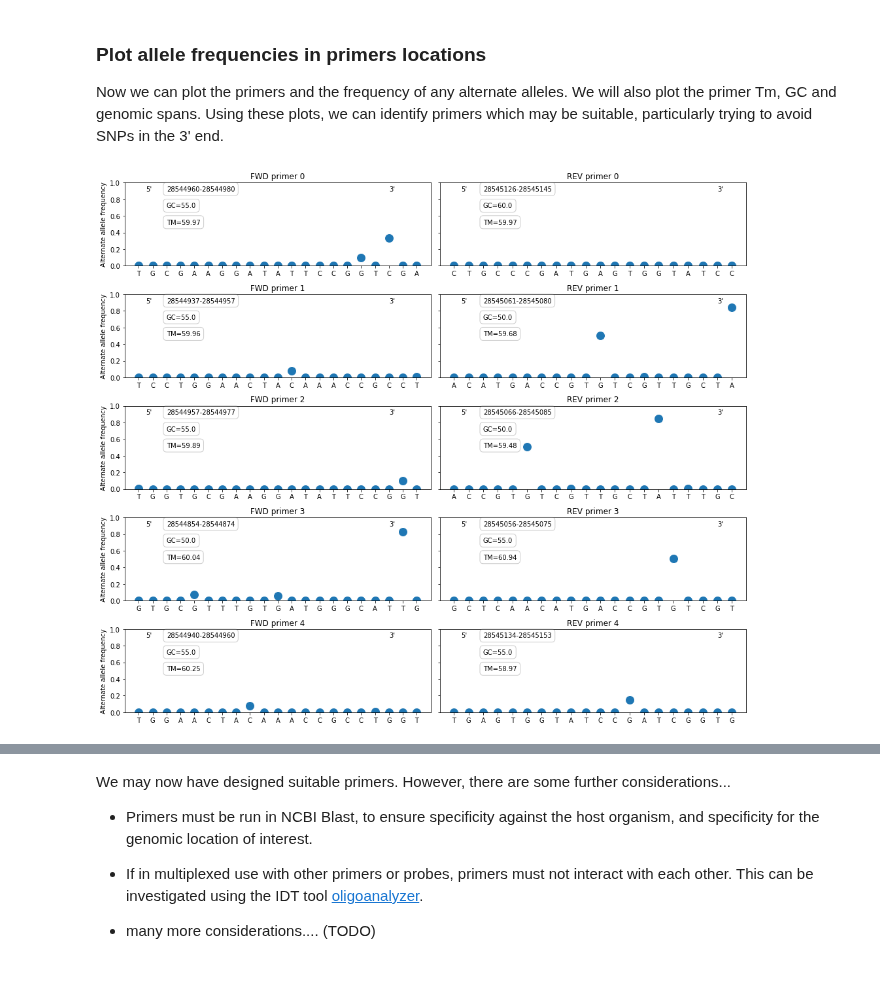
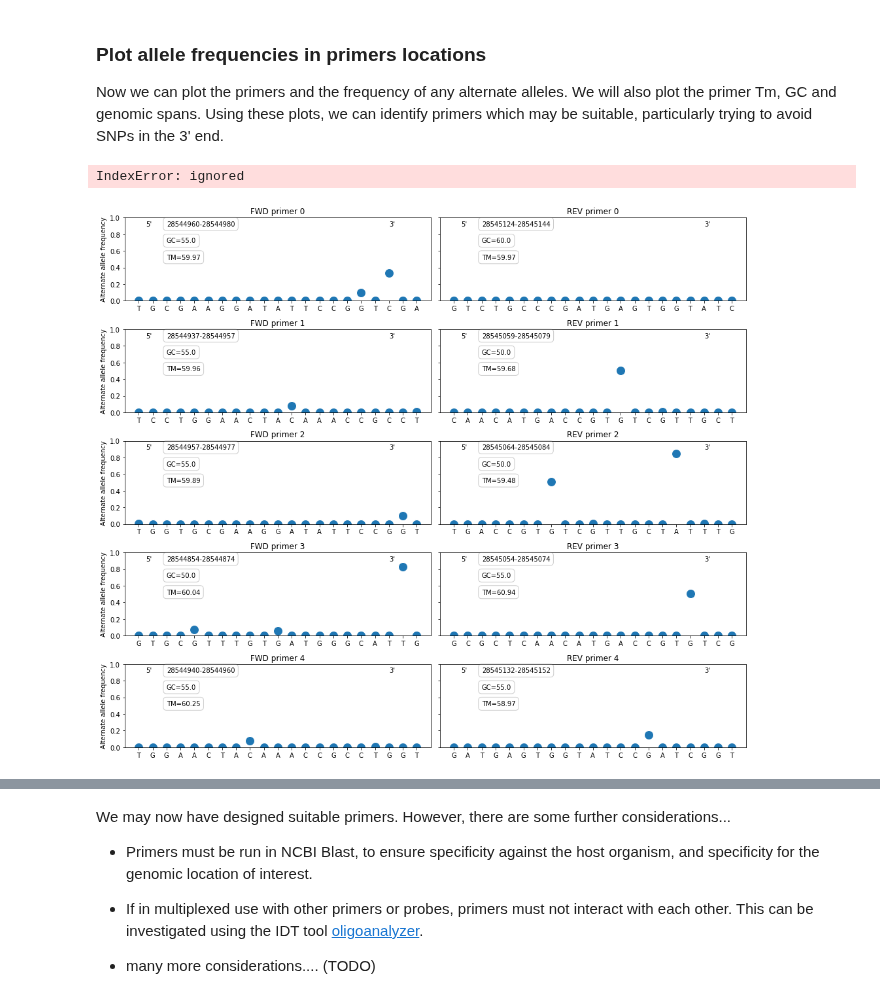
Before and after one commit to sanjaynagi/AnoPrimer, a Jupyter notebook: Primer-Design-in-Anopheles-gambiae.ipynb, the cells around one changed output, grey strips where cells are left out. Drawn from its saved outputs; the diff is of its cells as text; code cells hidden in the pictures.

```diff
--- a/Primer-Design-in-Anopheles-gambiae.ipynb
+++ b/Primer-Design-in-Anopheles-gambiae.ipynb
@@ -38,11 +38,11 @@ Any suggestions for how we can improve this notebook are more than welcome.
 #### **Primer Design**
 Set up our primer choices.
 # %%
-name = 'Example_primer'      # Name for primer set
-contig = '2L'                # Contig out of 2L, 2R, 3L, 3R and X
-target_snp = 28_545_000       # This should be the position in base pairs of where you want the primers to target
-amplicon_size_range = [[125,225]] # How large do we want the amplicon to be? here, e.g 125-225bp
-n_primer_pairs = 10
+name = 'Example_primer'               # Name for primer set
+contig = '2L'                         # Contig out of 2L, 2R, 3L, 3R and X
+target_snp = 28_545_000               # This should be the position in base pairs of where you want the primers to target. underscores mean nothing and are just helpful for reading large numbers.
+amplicon_size_range = [[125,225]]     # How large do we want the amplicon to be? here, e.g 125-225bp
+n_primer_pairs = 20                   # How many primer pairs to request
 # %% [markdown]
 Load sequence data for chromosomal arm of choice
 # %%
@@ -148,8 +148,9 @@ PRIMER_PAIR_NUM_RETURNED  :  5
 # %%
 # Create a column which is primer pair #, and a column for primer parameter which does not contain primer pair #
 primer_df = primer_df.iloc[7:, :].copy()
-primer_df['primer_pair'] = primer_df['parameter'].str.extract("([0-9])")
-primer_df['parameter'] = primer_df['parameter'].str.replace("(_[0-9])", "", regex=True)
+primer_df['primer_pair'] = primer_df['parameter'].str.extract("([0-9][0-9]|[0-9])")
+primer_df['parameter'] = primer_df['parameter'].str.replace("(_[0-9][0-9]|_[0-9])", "", regex=True)
+
 
 # Put the different primer pairs in different columns
 primer_df = primer_df.pivot(index='parameter', columns='primer_pair', values='value')
@@ -160,6 +161,6 @@ required_info = ['SEQUENCE', 'TM', 'GC_PERCENT']
 required_info = [p + "_" + y for y in required_info for p in primer_span] + primer_span + ['PRIMER_PAIR_PRODUCT_SIZE']
 
 # Subset data frame
-primer_df = primer_df.loc[required_info, :]
+primer_df = primer_df.loc[required_info, np.arange(primer_df.shape[1]).astype(str)]
 primer_df
 # %% [output]
@@ -250,7 +252,7 @@ def get_primer_alt_frequencies(pair, sample_set):
   primer_size_rev = primer_df.loc['PRIMER_RIGHT', f'{pair}'][1]
 
   primer_range_fwd = [gdna_pos[primer_loc_fwd], gdna_pos[primer_loc_fwd]+primer_size_fwd]
-  primer_range_rev = [gdna_pos[primer_loc_rev]-(primer_size_rev-1), gdna_pos[primer_loc_rev]]
+  primer_range_rev = [gdna_pos[primer_loc_rev-1]-(primer_size_rev), gdna_pos[primer_loc_rev-1]]
 
   fwd_df = span_to_freq(primer_range_fwd, sample_set)
   rev_df = span_to_freq(primer_range_rev, sample_set)
@@ -292,17 +294,18 @@ Now we can plot the primers and the frequency of any alternate alleles. We will
 # %%
 di_f = {}
 di_r = {}
 # Loop through each primer pair and get the frequencies of alternate alleles, storing in dict
-for i in range(5):
+for i in range(n_primer_pairs):
   di_f[i], di_r[i] = get_primer_alt_frequencies(i, sample_set)
 
 # Plot data
 fig, ax = plt.subplots(5,2, figsize=[14,12])
-for i in range(5):
+for i in range(n_primer_pairs):
   plot_primers(ax[i,0], i, di_f, side='LEFT')
   plot_primers(ax[i,1], i, di_r, side='RIGHT')
   plt.tight_layout()
 # %% [output]
+IndexError: ignored
-[figure, old version]
+[figure, new version]
 # %%
 primer_df
```
Also changed, not shown: parts of 5 cells of this notebook.
